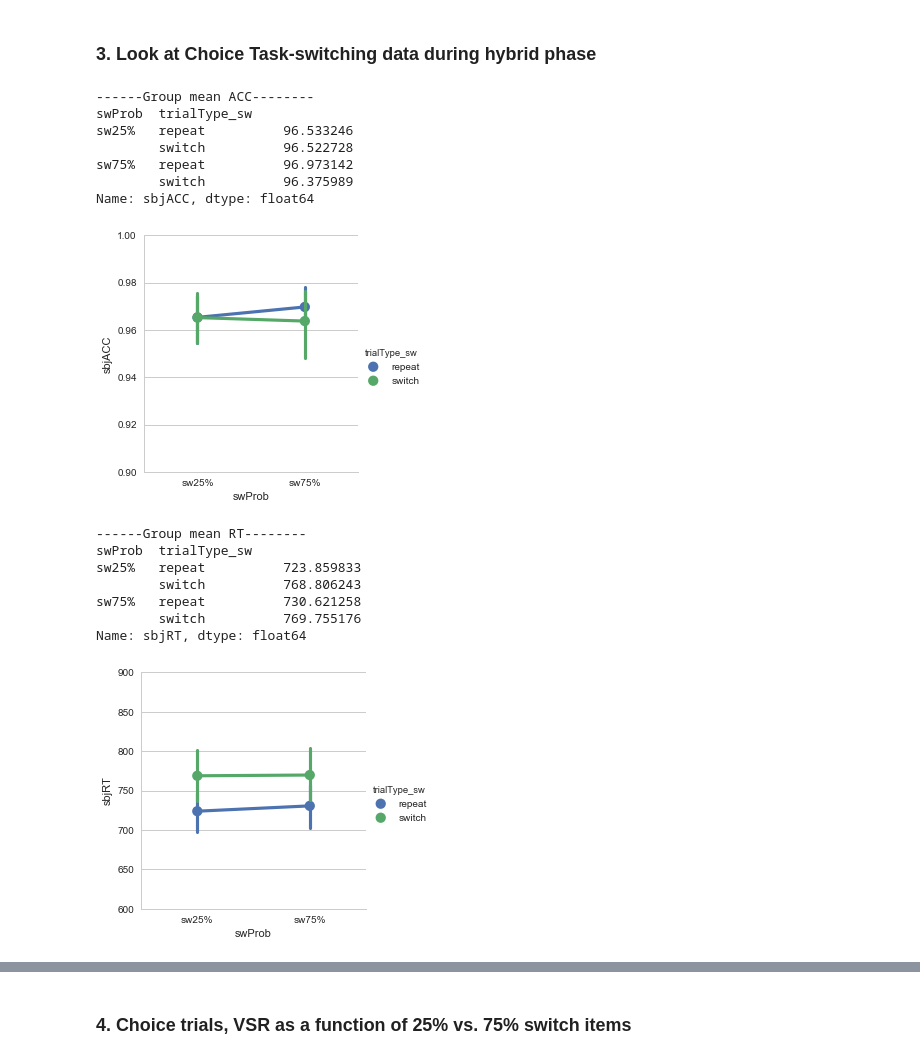
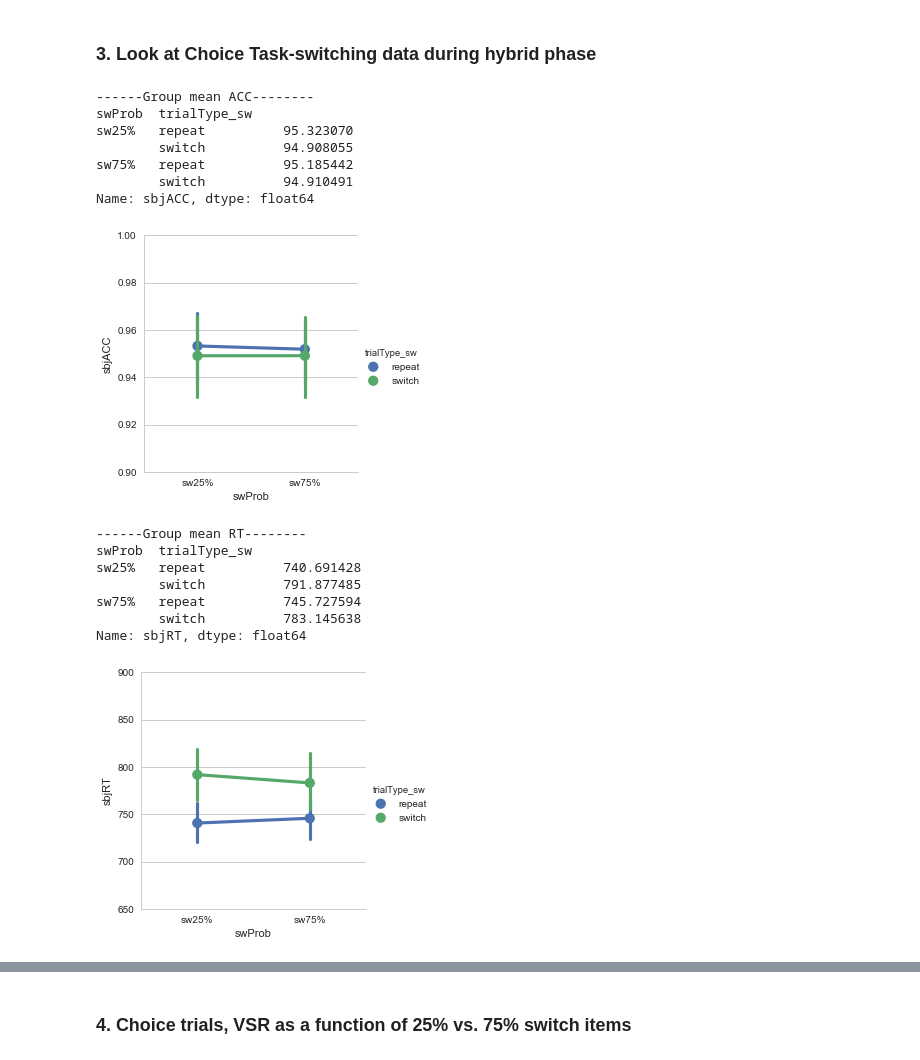
Before and after one commit to yuchinchiu/ISSPxVTS_v5, a Jupyter notebook: analysis_py/ISSPxVTS_v5_basicAnalysis.ipynb, the cells around one changed output, grey strips where cells are left out. Drawn from its saved outputs; the diff is of its cells as text; code cells hidden in the pictures.

```diff
--- a/analysis_py/ISSPxVTS_v5_basicAnalysis.ipynb
+++ b/analysis_py/ISSPxVTS_v5_basicAnalysis.ipynb
@@ -46,7 +46,7 @@ for S in np.unique(df.sbjId):
     overallCuedTSACC = D[D.trialType=='cued'].sbjACC.mean()*100
     trainingTSACC = D[D.phase=='training'].sbjACC.mean()*100
     overallVTS = D[D.trialType=='choice'].trialType_int.mean()*100
-    if  (overallCuedTSACC >= 80) & ( trainingTSACC >= 0) & (overallVTS >= 10):  # & (D.sbjACC.mean()*100>60):
+    if  (overallCuedTSACC >= 0) & ( trainingTSACC >= 70) & (overallVTS >= 10):  # & (D.sbjACC.mean()*100>60):
         goodSbj.append(S)
     else:
         excludeSbj.append(S)
@@ -214,29 +214,29 @@ print(gpResult_choice_acc)
 # %% [output]
 ------Group mean ACC--------
 swProb  trialType_sw
-sw25%   repeat          96.533246
-        switch          96.522728
-sw75%   repeat          96.973142
-        switch          96.375989
+sw25%   repeat          95.323070
+        switch          94.908055
+sw75%   repeat          95.185442
+        switch          94.910491
 Name: sbjACC, dtype: float64
-[figure, old version]
+[figure, new version]
 # %%
 condM_rt = df_choice.loc[df_choice.sbjACC==1,:].groupby(['sbjId','swProb','trialType_sw']).sbjRT.mean().reset_index()
 # a dataframe of subject x condition
 g = sns.factorplot(x='swProb',y='sbjRT', hue='trialType_sw', data=condM_rt)
-g.set(ylim=(600, 900))
+g.set(ylim=(650, 900))
 gpResult_choice_rt = condM_rt.groupby(['swProb','trialType_sw']).sbjRT.mean()
 print('------Group mean RT--------')
 print(gpResult_choice_rt)
 # %% [output]
 ------Group mean RT--------
 swProb  trialType_sw
-sw25%   repeat          723.859833
-        switch          768.806243
-sw75%   repeat          730.621258
-        switch          769.755176
+sw25%   repeat          740.691428
+        switch          791.877485
+sw75%   repeat          745.727594
+        switch          783.145638
 Name: sbjRT, dtype: float64
-[figure, old version]
+[figure, new version]
 # %%
 rt1 = np.array(condM_rt.loc[(condM_rt.swProb=='sw25%') & (condM_rt.trialType_sw=='switch'),'sbjRT'])
 rt2 = np.array(condM_rt.loc[(condM_rt.swProb=='sw25%') & (condM_rt.trialType_sw=='repeat'),'sbjRT'])
```
Also changed, not shown: parts of 25 cells of this notebook, 1 other file.
